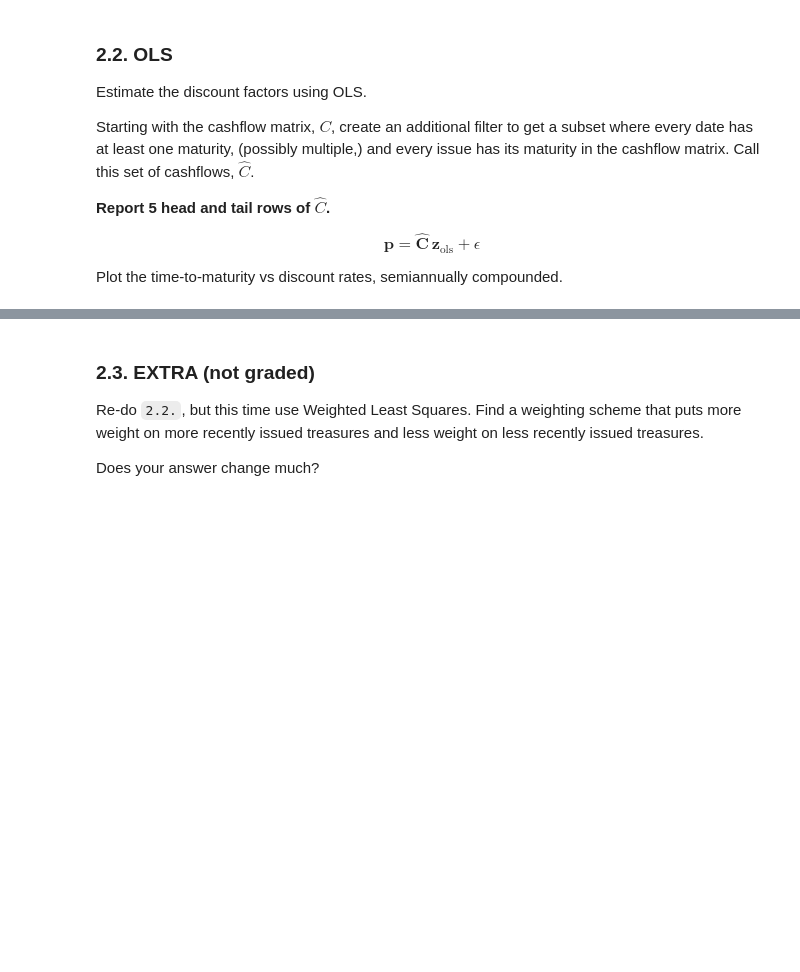
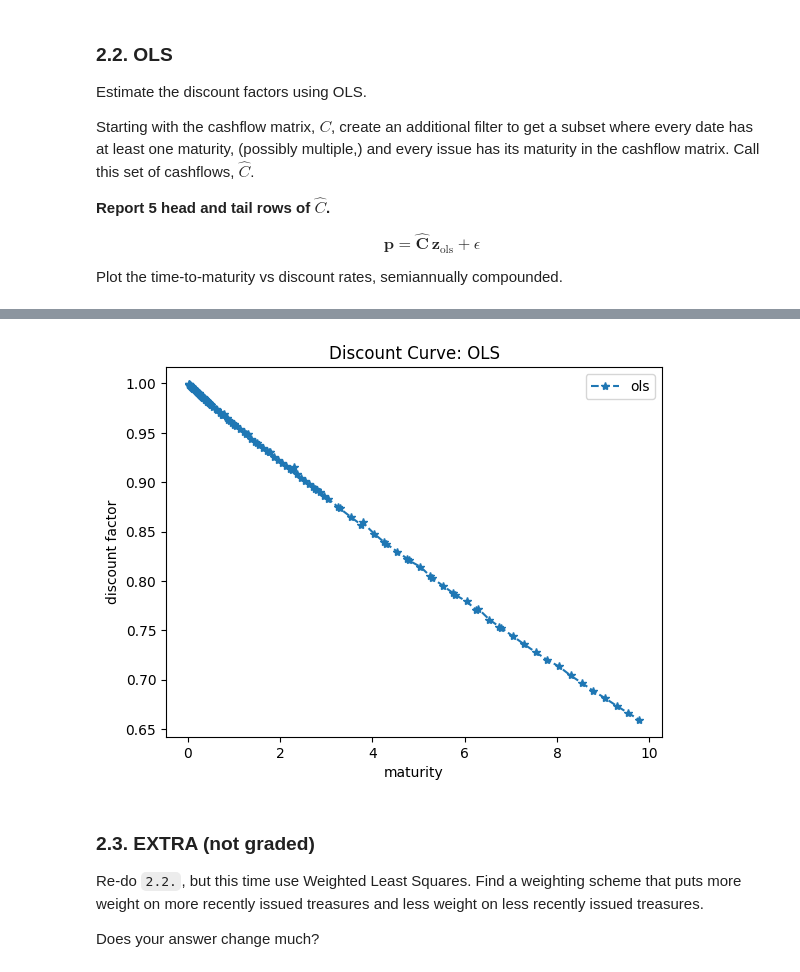
Before and after one commit to ArturoCharleston/finm-fixedincome-2025, a Jupyter notebook: homework/Homework 1_Arturo.ipynb, the cells around one changed output, grey strips where cells are left out. Drawn from its saved outputs; the diff is of its cells as text; code cells hidden in the pictures; blank space fills up the shorter version.

```diff
--- a/homework/Homework 1_Arturo.ipynb
+++ b/homework/Homework 1_Arturo.ipynb
@@ -77,22 +80,22 @@ def get_coupon_dates(quote_date,maturity_date):
     out = temp[0]
     return out
 
-def calc_cashflows(quote_data, coupon_payments = 2, face_value = 100):
-    CF = pd.DataFrame(data=0, index=quote_data.index, columns=quote_data['maturity date'].unique())
+# def calc_cashflows(quote_data, coupon_payments = 2, face_value = 100):
+#     CF = pd.DataFrame(data=0, index=quote_data.index, columns=quote_data['maturity date'].unique())
 
-    for i in quote_data.index:
-        coupon_dates = get_coupon_dates(quote_data.loc[i, 'quote date'], quote_data.loc[i, 'maturity date'])
+#     for i in quote_data.index:
+#         coupon_dates = get_coupon_dates(quote_data.loc[i, 'quote date'], quote_data.loc[i, 'maturity date'])
 
-        if coupon_dates is not None:
-            CF.loc[i, coupon_dates] = quote_data.loc[i, 'cpn rate'] / coupon_payments # It is assuming semi-annual coupon rate payments
+#         if coupon_dates is not None:
+#             CF.loc[i, coupon_dates] = quote_data.loc[i, 'cpn rate'] / coupon_payments # It is assuming semi-annual coupon rate payments
 
-        CF.loc[i, quote_data.loc[i, 'maturity date']] += face_value # On bond's maturity (final payment), add 100 to the cash flows. This assumes that the bond has a face value (par value) of 100.
+#         CF.loc[i, quote_data.loc[i, 'maturity date']] += face_value # On bond's maturity (final payment), add 100 to the cash flows. This assumes that the bond has a face value (par value) of 100.
 
 
-    CF = CF.fillna(0).sort_index(axis=1)
-    CF.drop(columns=CF.columns[CF.sum() == 0], inplace=True)
+#     CF = CF.fillna(0).sort_index(axis=1)
+#     CF.drop(columns=CF.columns[CF.sum() == 0], inplace=True)
 
-    return CF
+#     return CF
 
 def calc_cashflows_approximation(quote_data, coupon_payments=2, face_value=100):
     df = quote_data.reset_index()
@@ -315,6 +318,8 @@ if approx:
     CF = calc_cashflows_approximation(quotes, coupon_payments = 2, face_value = 100)
 else:
     CF = calc_cashflows(quotes, coupon_payments = 2, face_value = 100)
+
+CFset = {'all dates, including negative YTM quotes':CF}
 display(CF)
 # %% [output]
 | maturity date | 2024-11-05 | 2024-11-07 | 2024-11-12 | 2024-11-14 | 2024-11-15 | 2024-11-15 | 2024-11-15 | 2024-11-19 | ... |
@@ -418,3 +413,14 @@ array([ 7.56248854e-01,  6.18196834e-01,  3.53485112e-01,  4.22536910e-01,
+# %%
+params_OLS = estimate_rate_curve(MODEL,CF,t_current,prices)
+
+label = 'no non-maturity dates'
+CFset[label] = CF
+
+disc_ols = pd.DataFrame({'maturity':params_OLS[0], 'ols': params_OLS[1]}).set_index('maturity')
+disc_ols.plot(marker='*',linestyle='--',ylabel='discount factor',title='Discount Curve: OLS')
+plt.show()
+# %% [output]
+[figure, added]
 # %% [markdown]
 ### 2.3. EXTRA (not graded)
 
```
Also changed, not shown: parts of 14 cells of this notebook, 1 other file.
